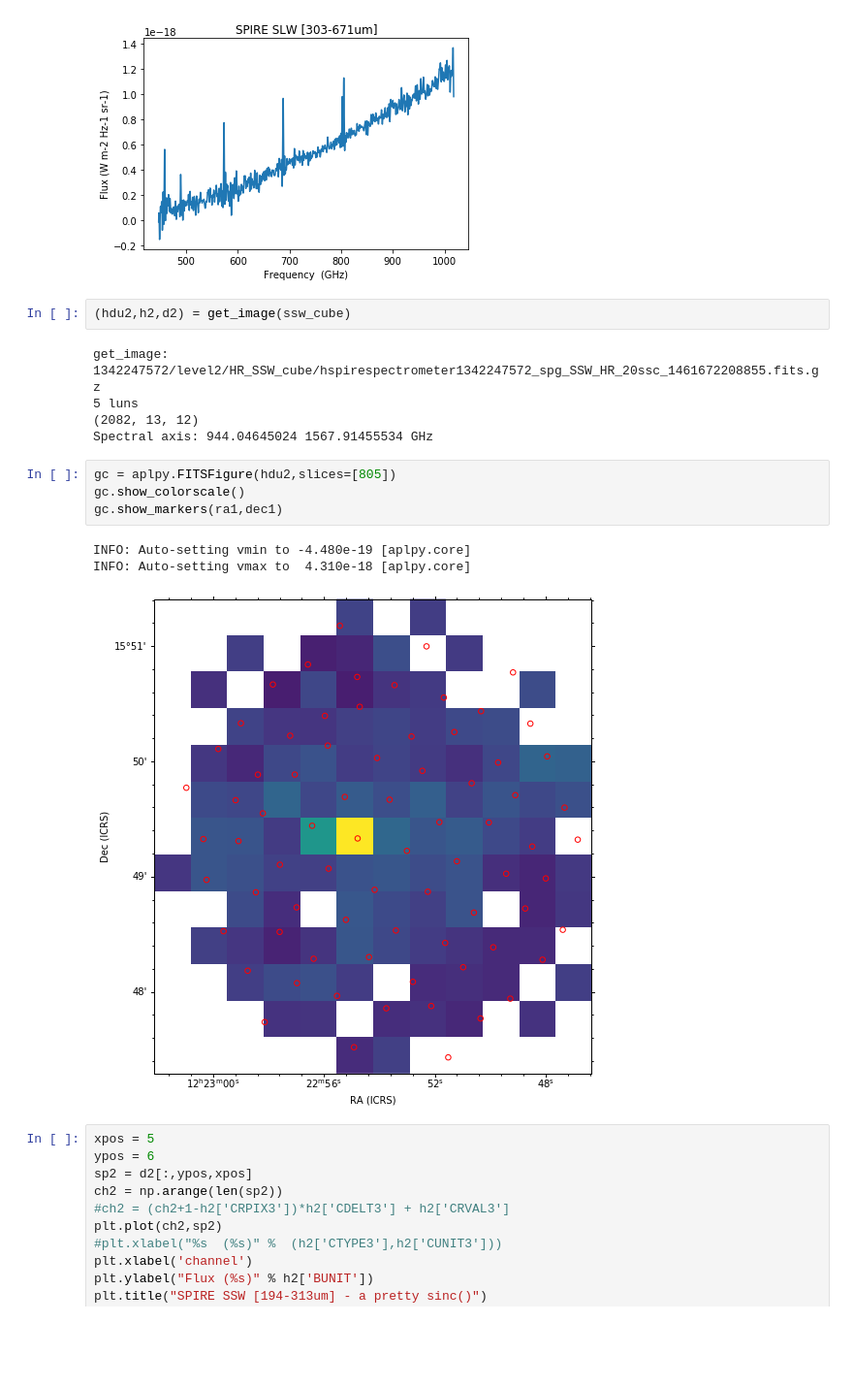
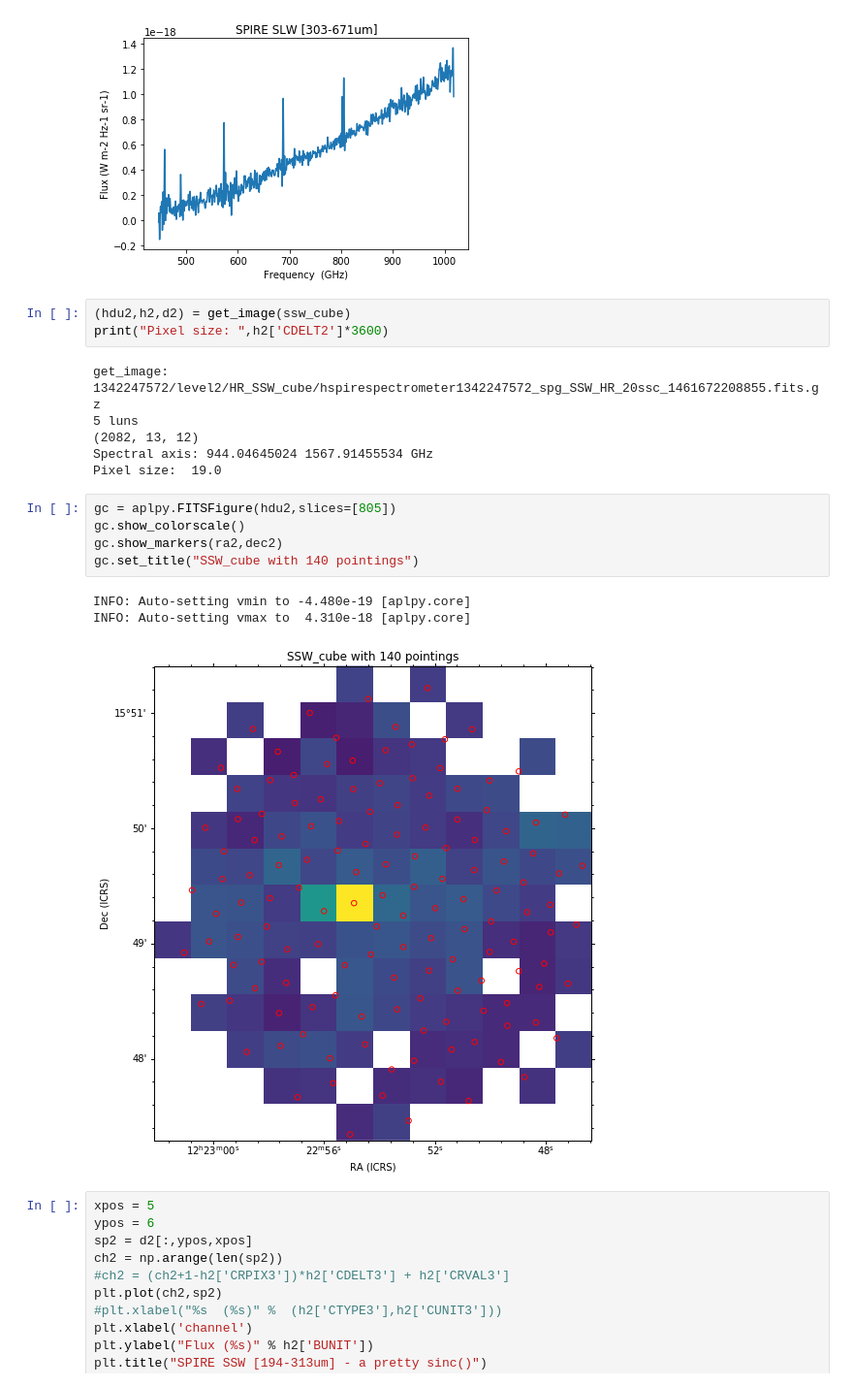
Before and after one commit to teuben/herplot, a Jupyter notebook: ngc4321.ipynb, the cells around one changed output. Shown at 97% size. Drawn from its saved outputs; the diff is of its cells as text; blank space fills up the shorter version.

Commit message:
fix wrong pointings

```diff
--- a/ngc4321.ipynb
+++ b/ngc4321.ipynb
@@ -221,19 +232,22 @@ plt.title("SPIRE SLW [303-671um]");
 [figure]
 # %%
 (hdu2,h2,d2) = get_image(ssw_cube)
+print("Pixel size: ",h2['CDELT2']*3600)
 # %% [output]
 get_image: 1342247572/level2/HR_SSW_cube/hspirespectrometer1342247572_spg_SSW_HR_20ssc_1461672208855.fits.gz
 5 luns
 (2082, 13, 12)
 Spectral axis: 944.04645024 1567.91455534 GHz
+Pixel size:  19.0
 # %%
 gc = aplpy.FITSFigure(hdu2,slices=[805])
 gc.show_colorscale()
-gc.show_markers(ra1,dec1)
+gc.show_markers(ra2,dec2)
+gc.set_title("SSW_cube with 140 pointings")
 # %% [output]
 INFO: Auto-setting vmin to -4.480e-19 [aplpy.core]
 INFO: Auto-setting vmax to  4.310e-18 [aplpy.core]
-[figure, old version]
+[figure, new version]
 # %%
 xpos = 5
 ypos = 6
```
Also changed, not shown: parts of 12 cells of this notebook.
